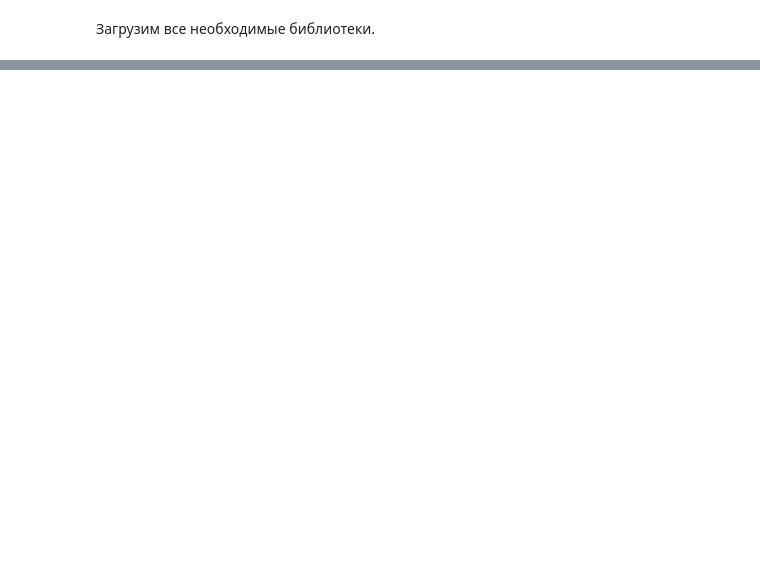
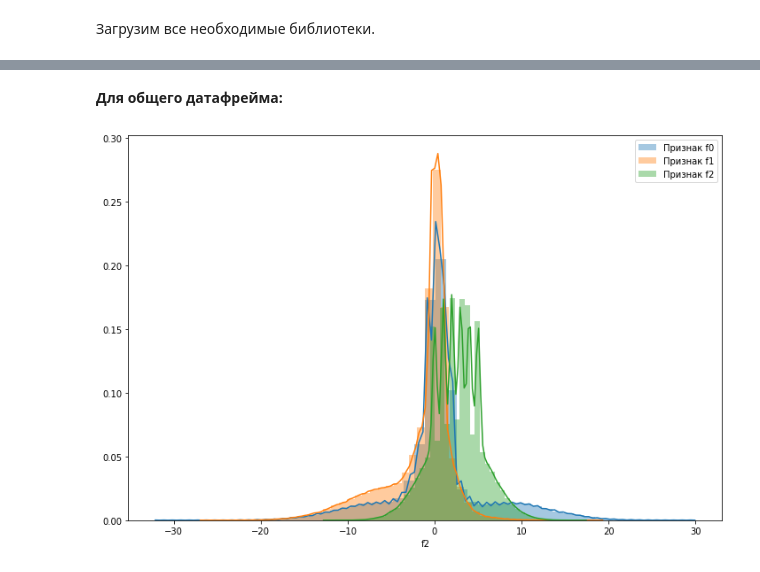
Before and after one commit to dmitrychernov77/Portfolio, a Jupyter notebook: Добыча нефти/oil_industry.ipynb, the cells around one changed output, grey strips where cells are left out. Drawn from its saved outputs; the diff is of its cells as text; code cells hidden in the pictures; blank space fills up the shorter version.

```diff
--- a/Добыча нефти/oil_industry.ipynb
+++ b/Добыча нефти/oil_industry.ipynb
@@ -478,0 +80,4 @@ result_smape(r_prediction_rf, f_prediction_rf)
+# %%
+data1 = df0.merge(df1, how='outer')
+data = data1.merge(df2, how='outer')
+data.describe()
@@ -478,0 +154,6 @@ result_smape(r_prediction_rf, f_prediction_rf)
+# %% [markdown]
+**Для общего датафрейма:**
+# %%
+print_hist(data)
+# %% [output]
+[figure, added]
```
Also changed, not shown: parts of 146 cells of this notebook, 4 other files.
